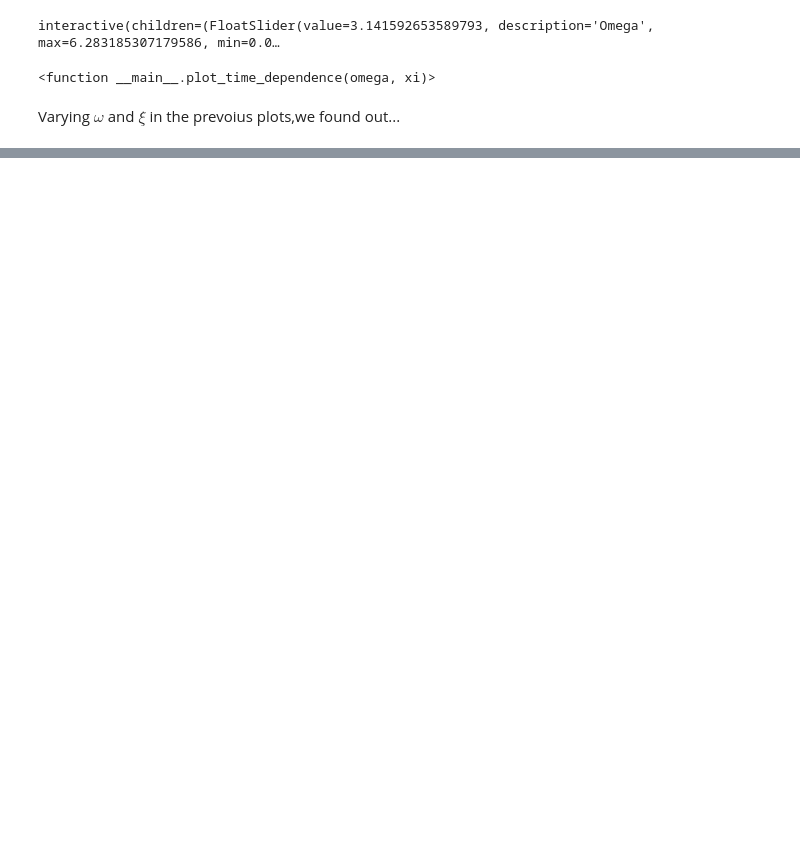
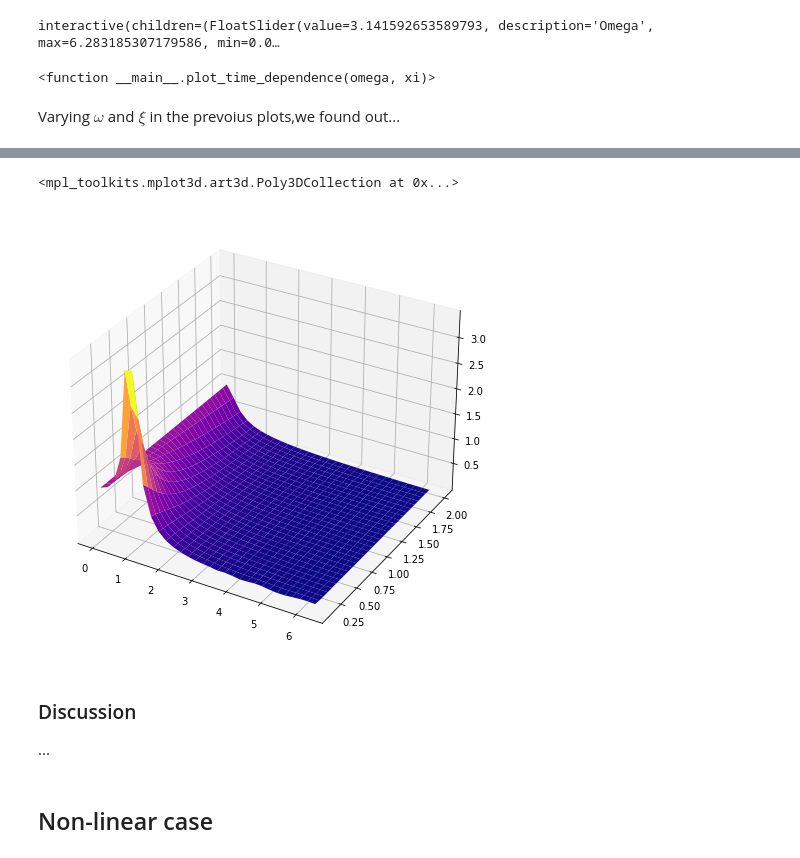
Before and after one commit to nicmontalti/CMST, a Jupyter notebook: p2/Project_2.2_S4947231.ipynb, the cells around one changed output, grey strips where cells are left out. Saved outputs shown, nothing was run; the diff lists cells and outputs as text; code cells hidden in the pictures; blank space fills up the shorter version.

Commit message:
3d plot for omega and xi

```diff
--- a/p2/Project_2.2_S4947231.ipynb
+++ b/p2/Project_2.2_S4947231.ipynb
@@ -76,7 +76,7 @@ def q_vector_derivative(t, q_vector, omega, omega_0, xi, d, alpha):
     q0 = q_vector[0]
     q1 = q_vector[1]
     q0_d = q1
-    q1_d = d * omega_0**2 * force(t, omega) - 2 * xi * omega_0 * q1 - omega_0**2 * (1 + alpha * d**2 * q0**2) * q0
+    q1_d = d * omega_0**2 * force(t, omega) - 2 * xi * omega_0 * q1 - omega_0**2 * (1 + alpha * q0**2 / d**2) * q0
 
     return np.array([q0_d, q1_d])
 
@@ -210,0 +170,19 @@ AttributeError: 'Figure' object has no attribute 'title'
+# %%
+N = 20                                                                                      # If N > 30, computation takes too much time: O(N^2)
+omegas = np.linspace(0.01, np.pi, N)
+xis = np.linspace(0.01, 1, N)
+
+def solve_for_omega_xi(omega, xi):
+    periods = 15
+    _, y = solve_differential_equation(periods, np.array([0,0]), omega=omega, xi=xi)
+    peaks, _ = find_peaks(y[0])
+    return y[0, peaks[-1]]
+
+omegas, xis = np.meshgrid(omegas, xis)
+vect_func = np.vectorize(solve_for_omega_xi)
+
+amplitude = vect_func(omegas, xis)
+
+fig = plt.figure(figsize=(8,8))
+ax = fig.add_subplot(projection='3d')
+ax.plot_surface(omegas, xis, amplitude, cmap=cm.plasma)
@@ -210,0 +193,13 @@ AttributeError: 'Figure' object has no attribute 'title'
+# %%
+import matplotlib.colors as colors
+fig = plt.figure(figsize=(8,8))
+ax = fig.add_subplot(projection='3d')
+ax.plot_surface(omegas, xis, amplitude, cmap=cm.plasma)#, norm=colors.LogNorm(vmin=amplitude.min(), vmax=amplitude.max()))
+# %% [output]
+<mpl_toolkits.mplot3d.art3d.Poly3DCollection at 0x...>
+[figure, added]
+# %% [markdown]
+### Discussion
+...
+# %% [markdown]
+## Non-linear case
```
Also changed, not shown: parts of 5 cells of this notebook.
